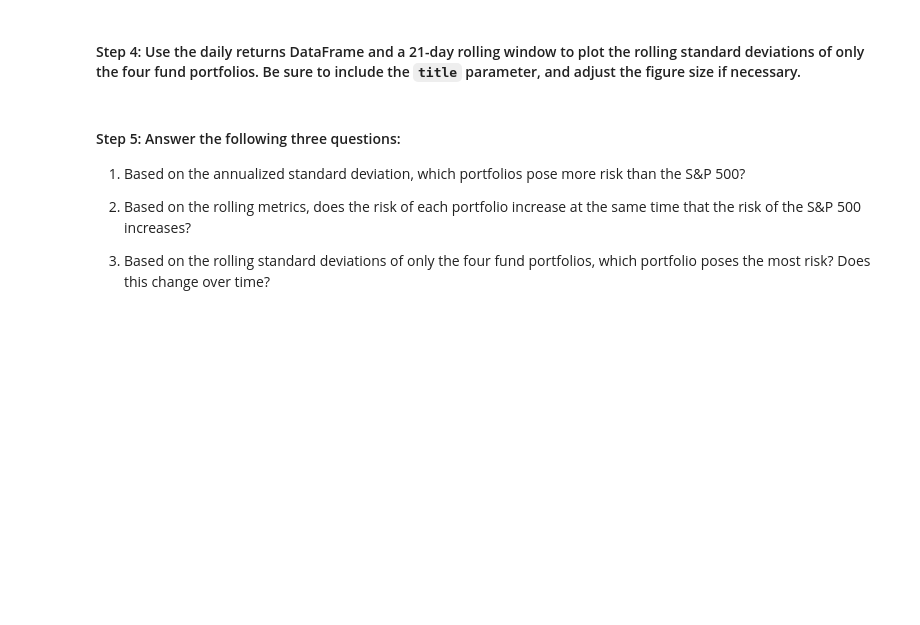
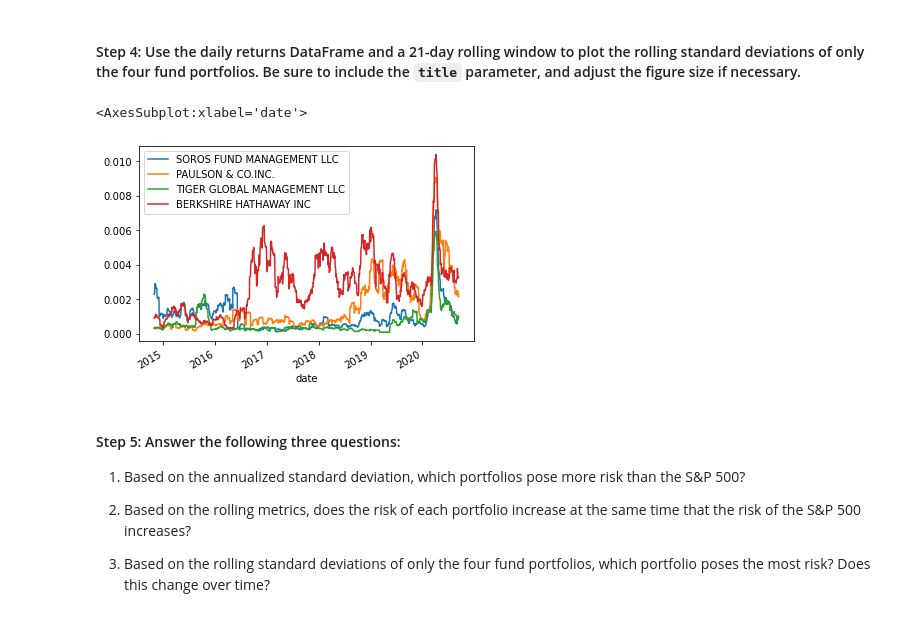
Before and after one commit to QuinnStroube/Portfolio_Analysis, a Jupyter notebook: risk_return_analysis.ipynb, the cells around one changed output. Drawn from its saved outputs; the diff is of its cells as text; code cells hidden in the pictures; blank space fills up the shorter version.

```diff
--- a/risk_return_analysis.ipynb
+++ b/risk_return_analysis.ipynb
@@ -246,7 +267,14 @@ Evaluate the risk profile of each portfolio by using the standard deviation and
 # %%
 # Using the daily return data and a 21-day rolling window, plot the rolling standard deviation of just the 4 portfolios.
 # Include a title parameter and adjust the figure size
-# YOUR CODE HERE
+four_fund_std_rolling = std_rolling_daily_returns.drop(['S&P 500'],axis=1)
+four_fund_std_rolling.plot()
+# Another option calling a previously defined variable
+# four_fund_rolling_std = four_fund_daily_returns.rolling(window=21).std()
+# four_fund_rolling_std.plot()
+# %% [output]
+<AxesSubplot:xlabel='date'>
+[figure, added]
 # %% [markdown]
 #### Step 5: Answer the following three questions:
 
```
Also changed, not shown: parts of 3 cells of this notebook.
